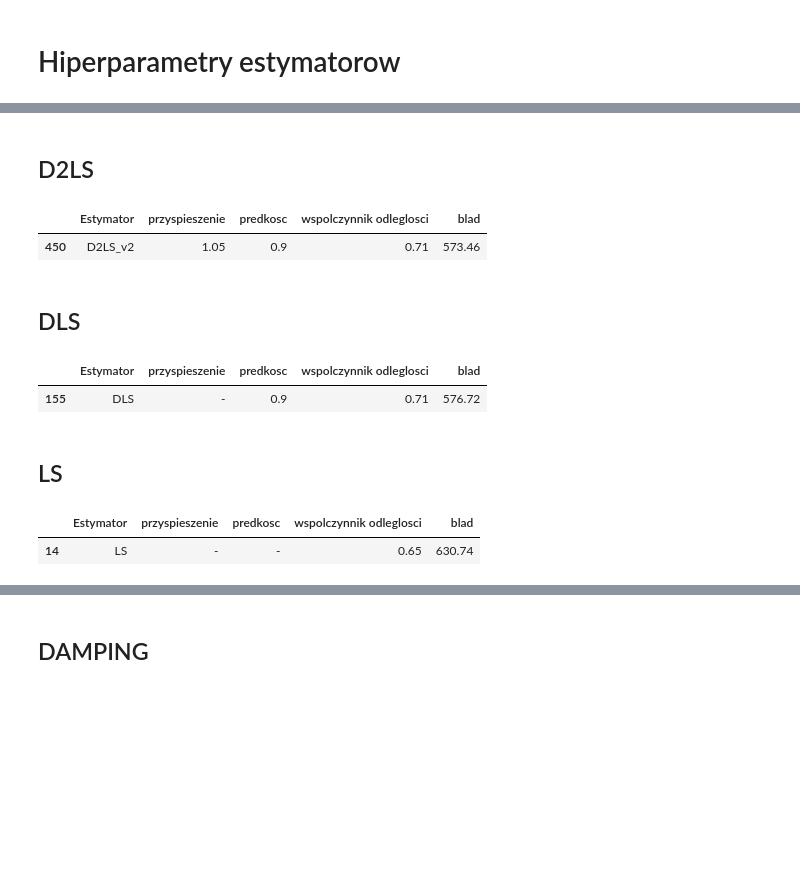
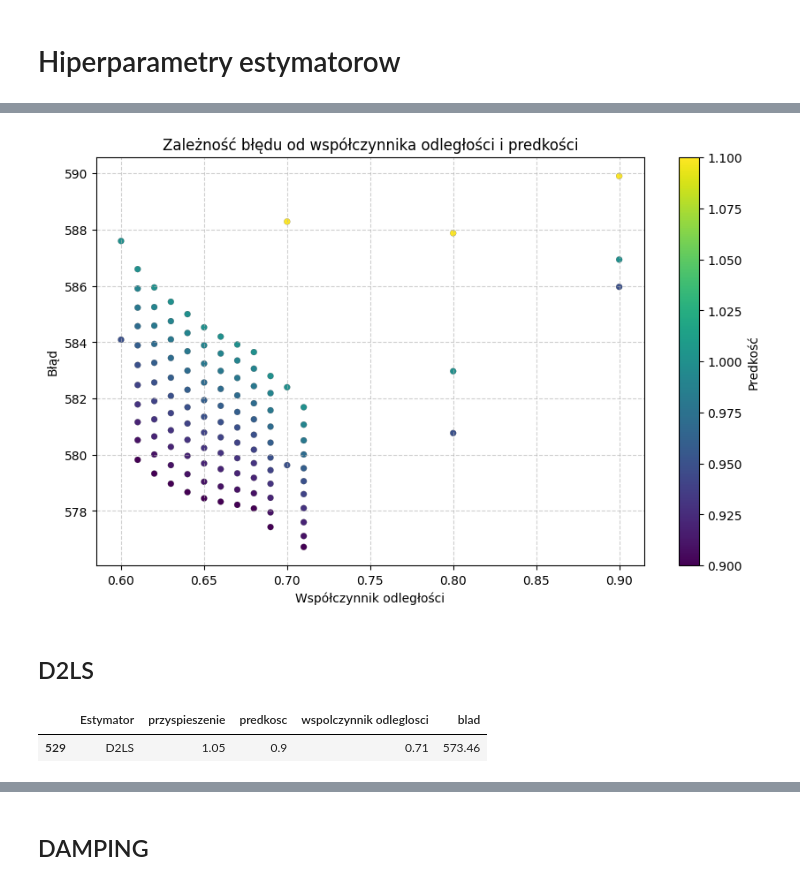
Before and after one commit to Korius668/BLE_Indoor_localization, a Jupyter notebook: notebooks/najlepsze_parametry.ipynb, the cells around one changed output, grey strips where cells are left out. Drawn from its saved outputs; the diff is of its cells as text; code cells hidden in the pictures; blank space fills up the shorter version.

```diff
--- a/notebooks/najlepsze_parametry.ipynb
+++ b/notebooks/najlepsze_parametry.ipynb
@@ -3,3 +71,26 @@
+# %%
+df_dls_better = df_dls[df_dls["blad"] < 590]
+plt.figure(figsize=(10, 6))
+
+sc = plt.scatter(df_dls_better['wspolczynnik odleglosci'],
+                 df_dls_better['blad'],
+                 c=df_dls_better['predkosc'].astype(float),
+                 cmap='viridis',
+                 s=25,
+                 edgecolor='black',
+                 linewidth=0.1)
+
+cbar = plt.colorbar(sc)
+cbar.set_label('Predkość')
+
+plt.ylabel("Błąd")
+plt.xlabel("Współczynnik odległości")
+plt.title("Zależność błędu od współczynnika odległości i predkości")
+plt.grid(True, linestyle='--', alpha=0.6)
+
+plt.show()
+# %% [output]
+[figure, added]
 # %% [markdown]
 ## D2LS
 # %%
@@ -8,9 +102,6 @@ df = pd.read_csv("../tables/D2LS_test_results.csv")
 # %%
-best = df[df["blad"] == df["blad"].min()]
+best = df_d2ls[df_d2ls["blad"] == df_d2ls["blad"].min()]
+best
+# %% [output]
+|  | Estymator | przyspieszenie | predkosc | wspolczynnik odleglosci | blad |
+| 529 | D2LS | 1.05 | 0.9 | 0.71 | 573.46 |
-# %%
-best
-# %% [output]
-|  | Estymator | przyspieszenie | predkosc | wspolczynnik odleglosci | blad |
-| 450 | D2LS_v2 | 1.05 | 0.9 | 0.71 | 573.46 |
-# %% [markdown]
-## DLS
@@ -22,7 +107,0 @@ best_dls = df_dls[df_dls["blad"] == df_dls["blad"].min()]
-# %%
-best_dls
-# %% [output]
-|  | Estymator | przyspieszenie | predkosc | wspolczynnik odleglosci | blad |
-| 155 | DLS | - | 0.9 | 0.71 | 576.72 |
-# %% [markdown]
-## LS
@@ -34,5 +107,0 @@ best_ls = df_ls[df_ls["blad"] == df_ls["blad"].min()]
-# %%
-best_ls
-# %% [output]
-|  | Estymator | przyspieszenie | predkosc | wspolczynnik odleglosci | blad |
-| 14 | LS | - | - | 0.65 | 630.74 |
```
Also changed, not shown: parts of 23 cells of this notebook, 6 other files.
